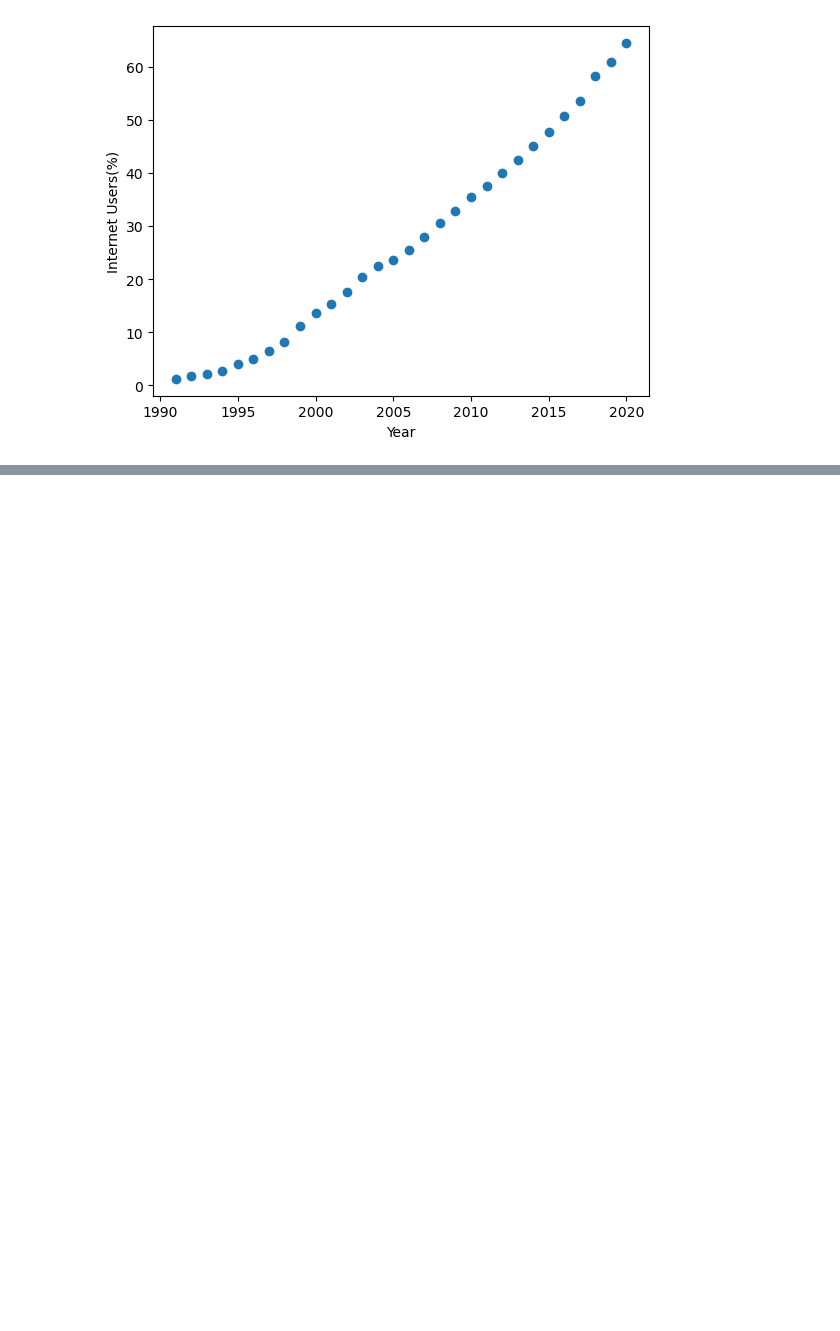
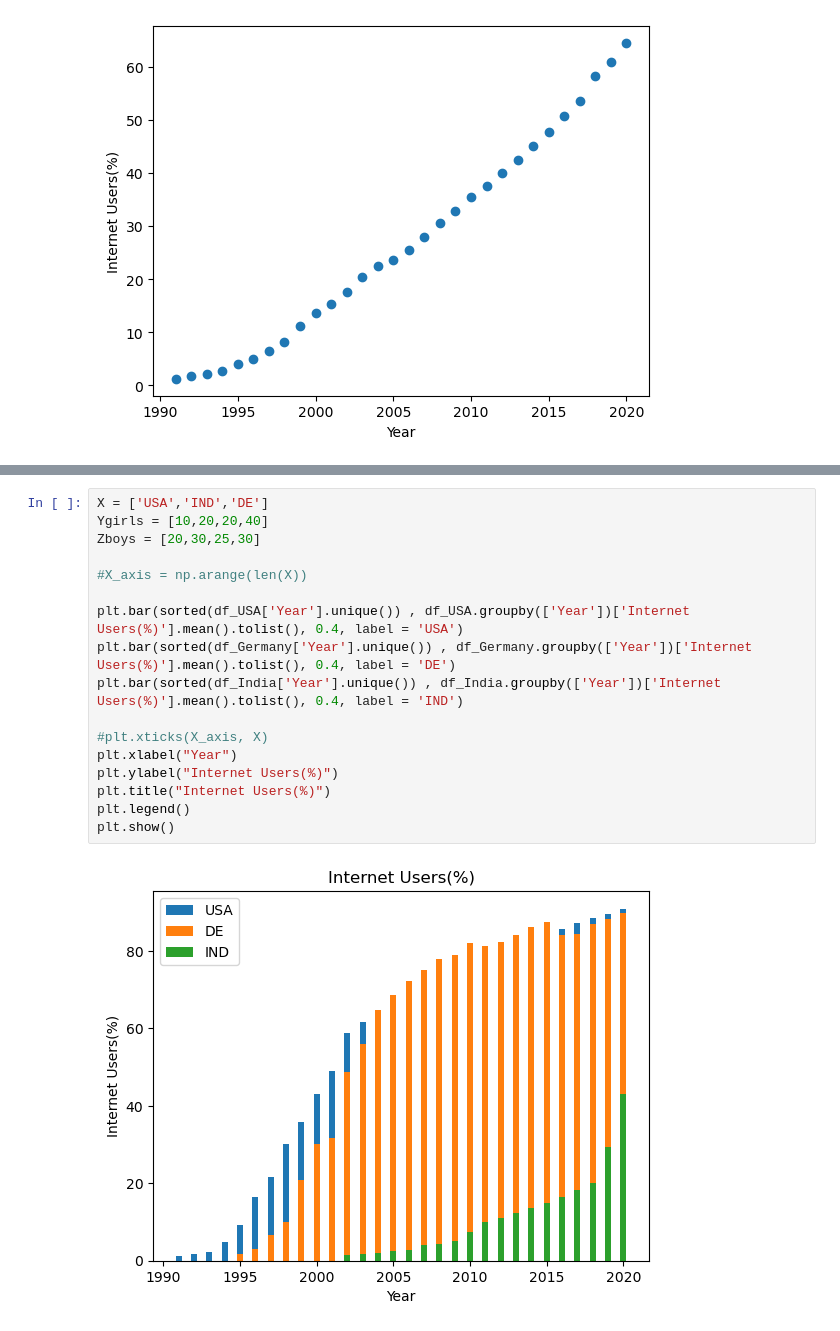
Before and after one commit to saad415/DataScience, a Jupyter notebook: EDA.ipynb, the cells around one changed output, grey strips where cells are left out. Drawn from its saved outputs; the diff is of its cells as text; blank space fills up the shorter version.

```diff
--- a/EDA.ipynb
+++ b/EDA.ipynb
@@ -179,0 +193,19 @@ plt.show()
+# %%
+X = ['USA','IND','DE']
+Ygirls = [10,20,20,40]
+Zboys = [20,30,25,30]
+
+#X_axis = np.arange(len(X))
+
+plt.bar(sorted(df_USA['Year'].unique()) , df_USA.groupby(['Year'])['Internet Users(%)'].mean().tolist(), 0.4, label = 'USA')
+plt.bar(sorted(df_Germany['Year'].unique()) , df_Germany.groupby(['Year'])['Internet Users(%)'].mean().tolist(), 0.4, label = 'DE')
+plt.bar(sorted(df_India['Year'].unique()) , df_India.groupby(['Year'])['Internet Users(%)'].mean().tolist(), 0.4, label = 'IND')
+
+#plt.xticks(X_axis, X)
+plt.xlabel("Year")
+plt.ylabel("Internet Users(%)")
+plt.title("Internet Users(%)")
+plt.legend()
+plt.show()
+# %% [output]
+[figure, added]
```
Also changed, not shown: parts of 11 cells of this notebook.
